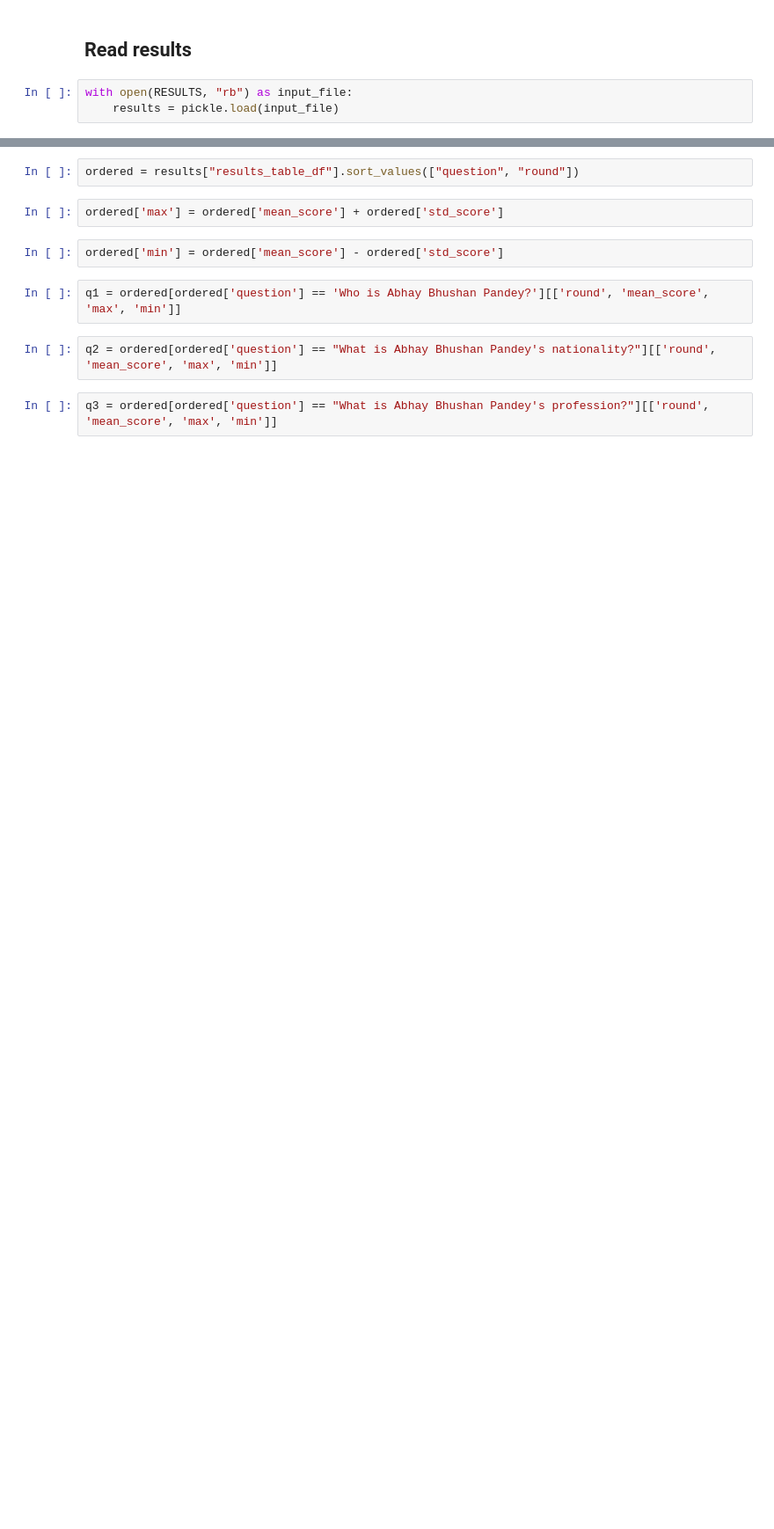
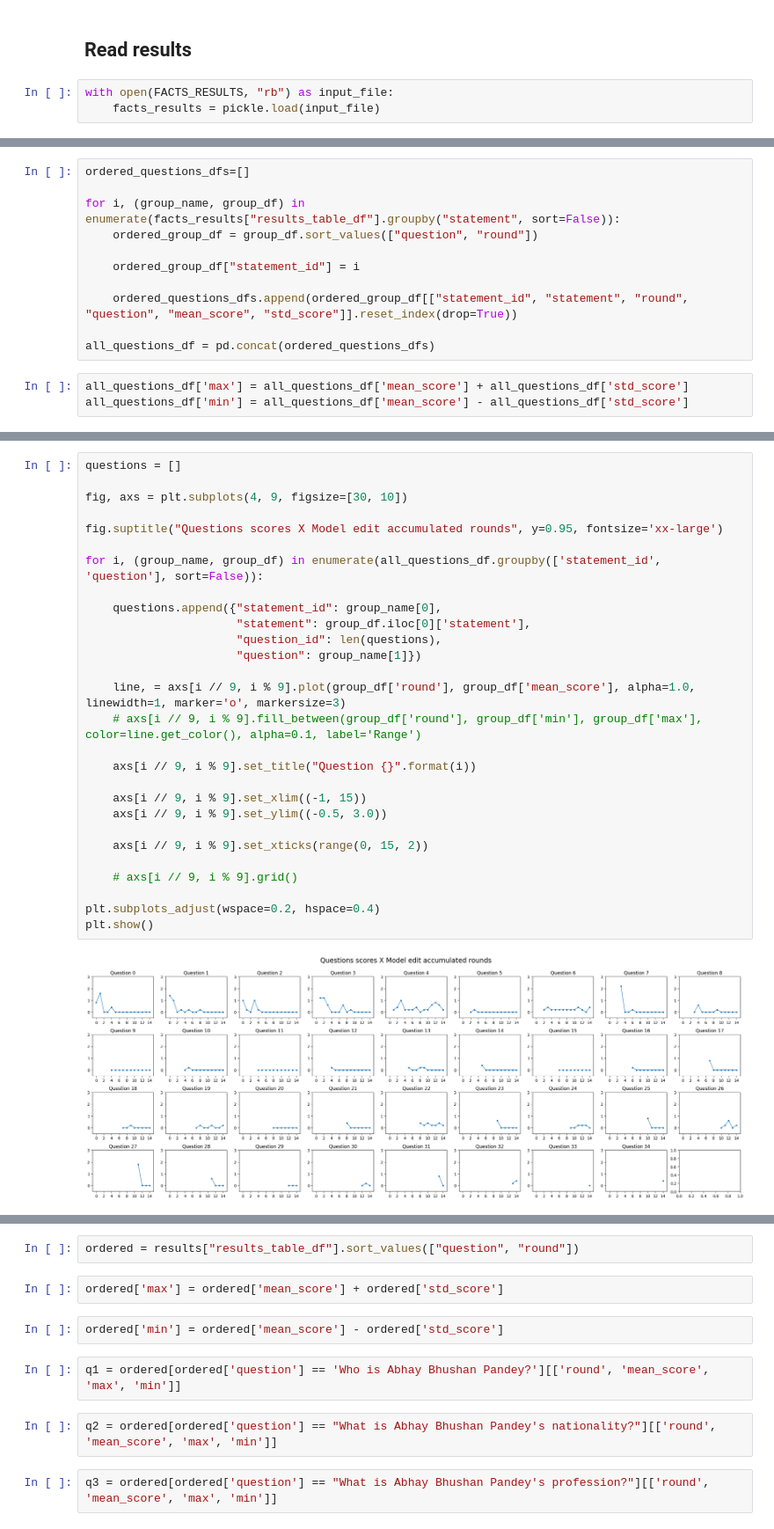
Before and after one commit to eduseiti/llm_editing_evaluation, a Jupyter notebook: factual_associations/plot_results.ipynb, the cells around one changed output, grey strips where cells are left out. Shown at 88% size. Drawn from its saved outputs; the diff is of its cells as text; blank space fills up the shorter version.

```diff
--- a/factual_associations/plot_results.ipynb
+++ b/factual_associations/plot_results.ipynb
@@ -15,5 +18,5 @@ RESULTS="../../data/evaluations_16_results_20240620_001432_simple_facts.pkl"
 # %% [markdown]
 ## Read results
 # %%
-with open(RESULTS, "rb") as input_file:
-    results = pickle.load(input_file)
+with open(FACTS_RESULTS, "rb") as input_file:
+    facts_results = pickle.load(input_file)
@@ -19,0 +47,14 @@ with open(RESULTS, "rb") as input_file:
+# %%
+ordered_questions_dfs=[]
+
+for i, (group_name, group_df) in enumerate(facts_results["results_table_df"].groupby("statement", sort=False)):
+    ordered_group_df = group_df.sort_values(["question", "round"])
+
+    ordered_group_df["statement_id"] = i
+
+    ordered_questions_dfs.append(ordered_group_df[["statement_id", "statement", "round", "question", "mean_score", "std_score"]].reset_index(drop=True))
+
+all_questions_df = pd.concat(ordered_questions_dfs)
+# %%
+all_questions_df['max'] = all_questions_df['mean_score'] + all_questions_df['std_score']
+all_questions_df['min'] = all_questions_df['mean_score'] - all_questions_df['std_score']
@@ -19,0 +85,30 @@ with open(RESULTS, "rb") as input_file:
+# %%
+questions = []
+
+fig, axs = plt.subplots(4, 9, figsize=[30, 10])
+
+fig.suptitle("Questions scores X Model edit accumulated rounds", y=0.95, fontsize='xx-large')
+
+for i, (group_name, group_df) in enumerate(all_questions_df.groupby(['statement_id', 'question'], sort=False)):
+
+    questions.append({"statement_id": group_name[0],
+                      "statement": group_df.iloc[0]['statement'],
+                      "question_id": len(questions),
+                      "question": group_name[1]})
+
+    line, = axs[i // 9, i % 9].plot(group_df['round'], group_df['mean_score'], alpha=1.0, linewidth=1, marker='o', markersize=3)
+    # axs[i // 9, i % 9].fill_between(group_df['round'], group_df['min'], group_df['max'], color=line.get_color(), alpha=0.1, label='Range')
+
+    axs[i // 9, i % 9].set_title("Question {}".format(i))
+
+    axs[i // 9, i % 9].set_xlim((-1, 15))
+    axs[i // 9, i % 9].set_ylim((-0.5, 3.0))
+
+    axs[i // 9, i % 9].set_xticks(range(0, 15, 2))
+
+    # axs[i // 9, i % 9].grid()
+
+plt.subplots_adjust(wspace=0.2, hspace=0.4)
+plt.show()
+# %% [output]
+[figure, new version]
```
Also changed, not shown: parts of 14 cells of this notebook, 2 other files.
